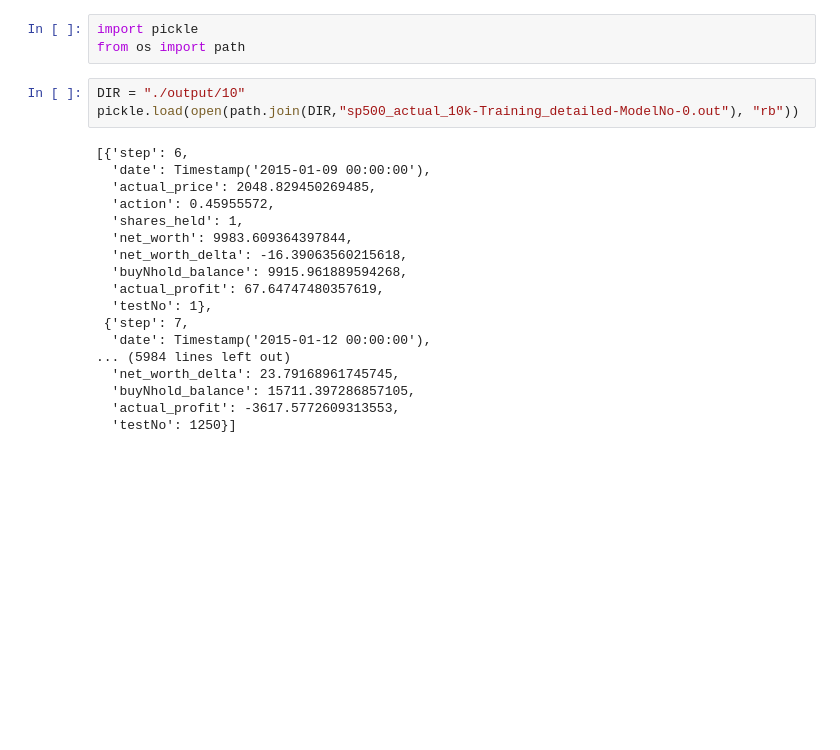
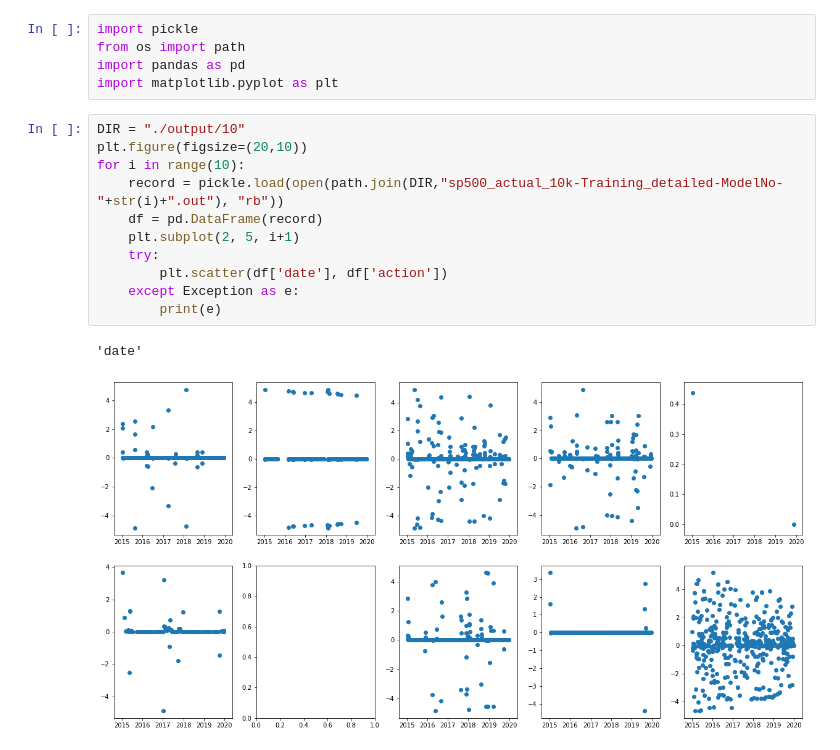
Before and after one commit to lzcaisg/reinforcement_trader, a Jupyter notebook: from github/Stock-Trading-Environment/Get Details (v10 onwards).ipynb, the cells around one changed output. Cells and saved outputs as stored; diff of their text form; blank space fills up the shorter version.

Commit message:
Add training records

```diff
--- a/from github/Stock-Trading-Environment/Get Details (v10 onwards).ipynb
+++ b/from github/Stock-Trading-Environment/Get Details (v10 onwards).ipynb
@@ -1,24 +1,19 @@
 # %%
 import pickle
 from os import path
+import pandas as pd
+import matplotlib.pyplot as plt
-# %%
-DIR = "./output/10"
-pickle.load(open(path.join(DIR,"sp500_actual_10k-Training_detailed-ModelNo-0.out"), "rb"))
-# %% [output]
-[{'step': 6,
-  'date': Timestamp('2015-01-09 00:00:00'),
-  'actual_price': 2048.829450269485,
-  'action': 0.45955572,
-  'shares_held': 1,
-  'net_worth': 9983.609364397844,
-  'net_worth_delta': -16.39063560215618,
-  'buyNhold_balance': 9915.961889594268,
-  'actual_profit': 67.64747480357619,
-  'testNo': 1},
- {'step': 7,
-  'date': Timestamp('2015-01-12 00:00:00'),
-... (5984 lines left out)
-  'net_worth_delta': 23.79168961745745,
-  'buyNhold_balance': 15711.397286857105,
-  'actual_profit': -3617.5772609313553,
-  'testNo': 1250}]
+# %%
+DIR = "./output/10"
+plt.figure(figsize=(20,10))
+for i in range(10):
+    record = pickle.load(open(path.join(DIR,"sp500_actual_10k-Training_detailed-ModelNo-"+str(i)+".out"), "rb"))
+    df = pd.DataFrame(record)
+    plt.subplot(2, 5, i+1)
+    try:
+        plt.scatter(df['date'], df['action'])
+    except Exception as e:
+        print(e)
+# %% [output]
+'date'
+[figure, added]
```
Also changed, not shown: parts of 6 cells of this notebook, 13 other files.
